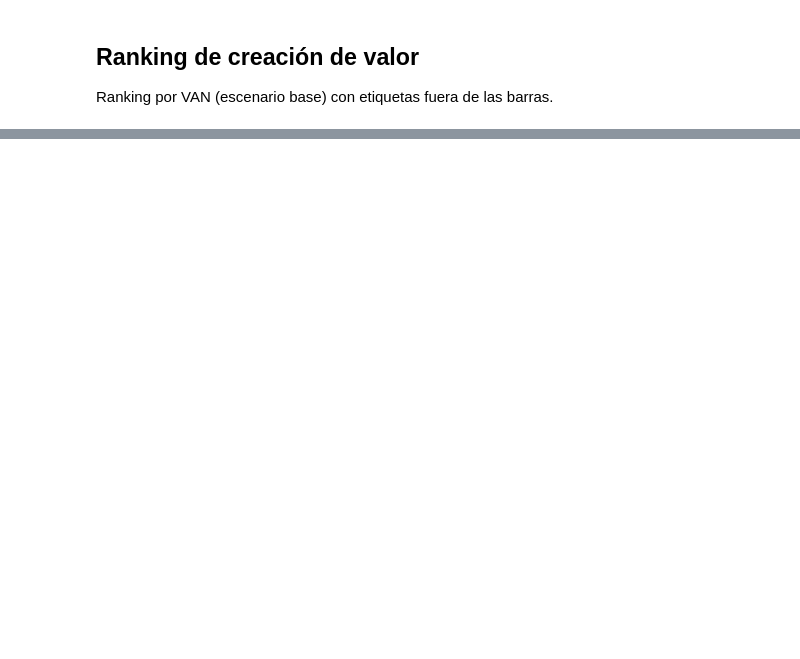
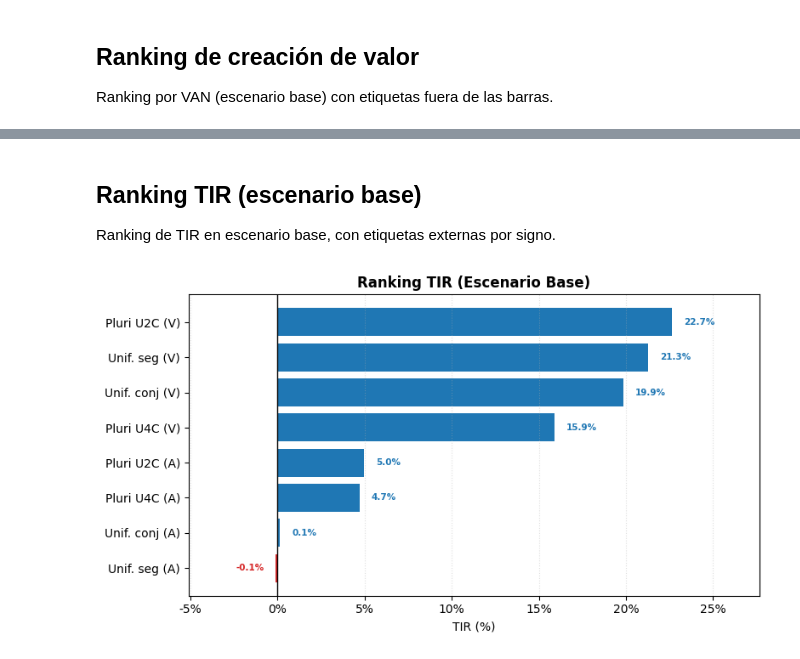
Before and after one commit to sitomachu/bezanillasl, a Jupyter notebook: notebooks/03_macro_and_structural_analysis/analisis_TIR_VAN.ipynb, the cells around one changed output, grey strips where cells are left out. Saved outputs shown, nothing was run; the diff lists cells and outputs as text; code cells hidden in the pictures; blank space fills up the shorter version.

```diff
--- a/notebooks/03_macro_and_structural_analysis/analisis_TIR_VAN.ipynb
+++ b/notebooks/03_macro_and_structural_analysis/analisis_TIR_VAN.ipynb
@@ -200,0 +202,40 @@ plt.show()
+# %% [markdown]
+## Ranking TIR (escenario base)
+Ranking de TIR en escenario base, con etiquetas externas por signo.
+# %%
+# Ranking TIR (Base)
+fig, ax = plt.subplots(figsize=(8, 4.5))
+
+tir_base = np.concatenate([tir_venta[:, 1], tir_alquiler[:, 1]])
+labels_tir = [f"{t} (V)" for t in tipologias] + [f"{t} (A)" for t in tipologias]
+
+idx = np.argsort(tir_base)
+vals = tir_base[idx]
+labs = np.array(labels_tir)[idx]
+
+colors = ["#1f77b4" if v > 0 else "#d62728" for v in vals]
+ax.barh(labs, vals, color=colors)
+
+ax.axvline(0, color='black', linewidth=1)
+ax.set_title("Ranking TIR (Escenario Base)", fontweight='bold')
+ax.set_xlabel("TIR (%)")
+ax.xaxis.set_major_formatter(plt.FuncFormatter(lambda v, _: f"{v:.0f}%"))
+ax.grid(axis='x', linestyle=':', alpha=0.4)
+
+max_abs = np.max(np.abs(vals))
+gap = max_abs * 0.03
+
+for v, bar_y in zip(vals, ax.patches):
+    y_center = bar_y.get_y() + bar_y.get_height() / 2
+    if v >= 0:
+        ax.text(v + gap, y_center, f"{v:.1f}%",
+                ha='left', va='center', fontsize=7.5, fontweight='bold', color='#1f77b4')
+    else:
+        ax.text(v - gap, y_center, f"{v:.1f}%",
+                ha='right', va='center', fontsize=7.5, fontweight='bold', color='#d62728')
+
+ax.margins(x=0.22)
+plt.tight_layout()
+plt.show()
+# %% [output]
+[figure, added]
```
Also changed, not shown: parts of 10 cells of this notebook.
